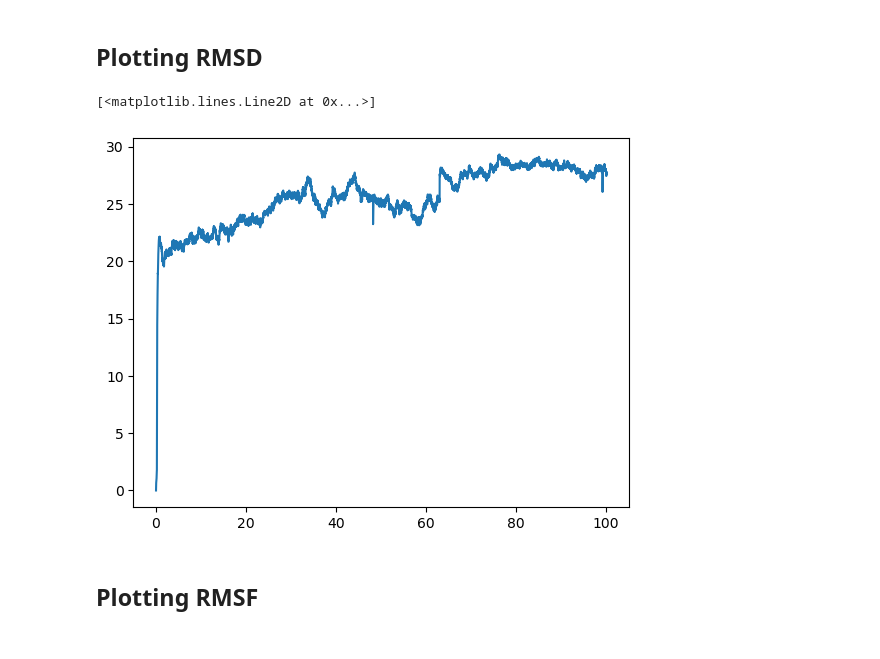
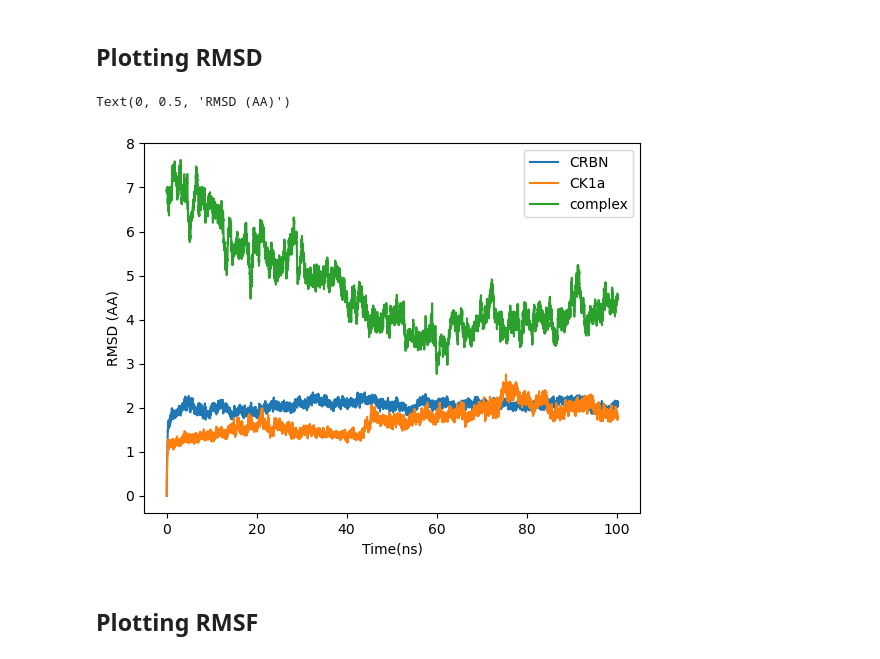
Before and after one commit to BenTanYK/CRBN_CK1a, a Jupyter notebook: Unrestrained_MD/MD_analysis.ipynb, the cells around one changed output. Drawn from its saved outputs; the diff is of its cells as text; code cells hidden in the pictures.

```diff
--- a/Unrestrained_MD/MD_analysis.ipynb
+++ b/Unrestrained_MD/MD_analysis.ipynb
@@ -17,10 +17,17 @@ We instead now recommend building your command line and invoking it directly
 with the subprocess module.
   warnings.warn(
 # %%
-def obtain_RMSD(run_numbers):
-    """Obtain RMSD for a list of run numbers"""
+def obtain_RMSD(run_numbers, species='complex', eq_ref=False):
 
-    filename = 'RMSD.csv'
+    if species == 'complex':
+        if eq_ref == False:
+            filename = 'RMSD.csv'
+        else:
+            filename = 'RMSD_eq_ref.csv'
+    elif species == 'CK1a':
+        filename = 'RMSD_CK1a.csv'
+    else:
+        filename = 'RMSD_CRBN.csv'
 
     if isinstance(run_numbers, int):
         run_numbers = [run_numbers]
@@ -35,6 +42,8 @@ def obtain_RMSD(run_numbers):
     RMSDs = np.array(RMSDs)
 
     return time, np.average(RMSDs, axis=0)
+
+    return residx, RMSF
 # %%
 def obtain_RMSF(run_number, species='complex'):
 
@@ -103,11 +106,19 @@ def obtain_dihedral(run_number, pos1, pos2, pos3, pos4):
 # %%
 run_numbers = [1,2,3]
 
-time, RMSD = obtain_RMSD(run_numbers)
-plt.plot(time, RMSD)
+systems = ['CRBN', 'CK1a', 'complex']
+
+for species in systems:
+
+    time, RMSD = obtain_RMSD(run_numbers, species, eq_ref=True)
+    plt.plot(time, RMSD, label=species)
+
+plt.legend()
+plt.xlabel('Time(ns)')
+plt.ylabel('RMSD (AA)')
 # %% [output]
-[<matplotlib.lines.Line2D at 0x...>]
+Text(0, 0.5, 'RMSD (AA)')
-[figure, old version]
+[figure, new version]
 # %% [markdown]
 ## Plotting RMSF
 # %% [markdown]
```
Also changed, not shown: parts of 20 cells of this notebook, 52 other files.
